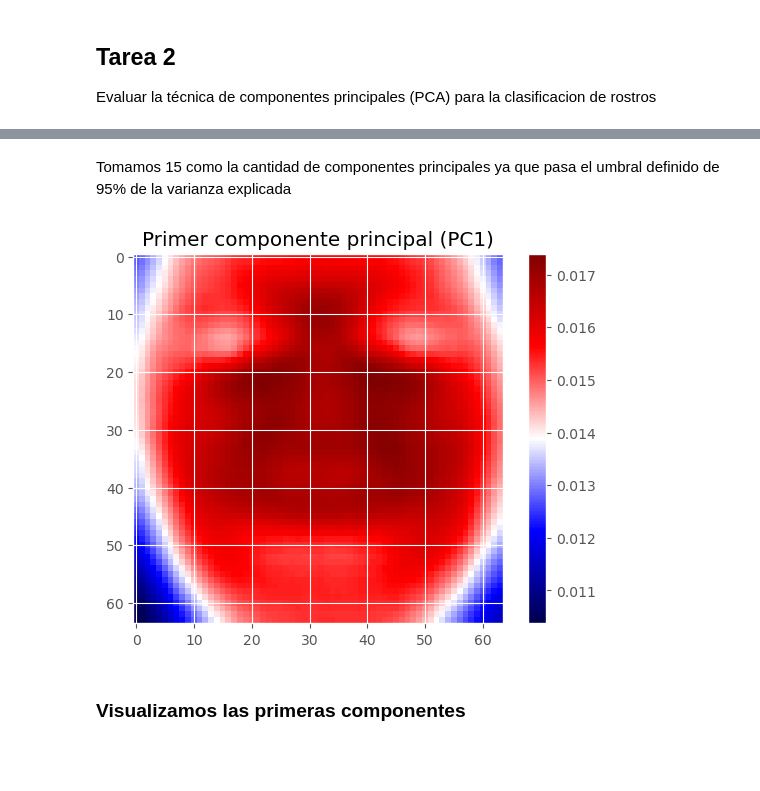
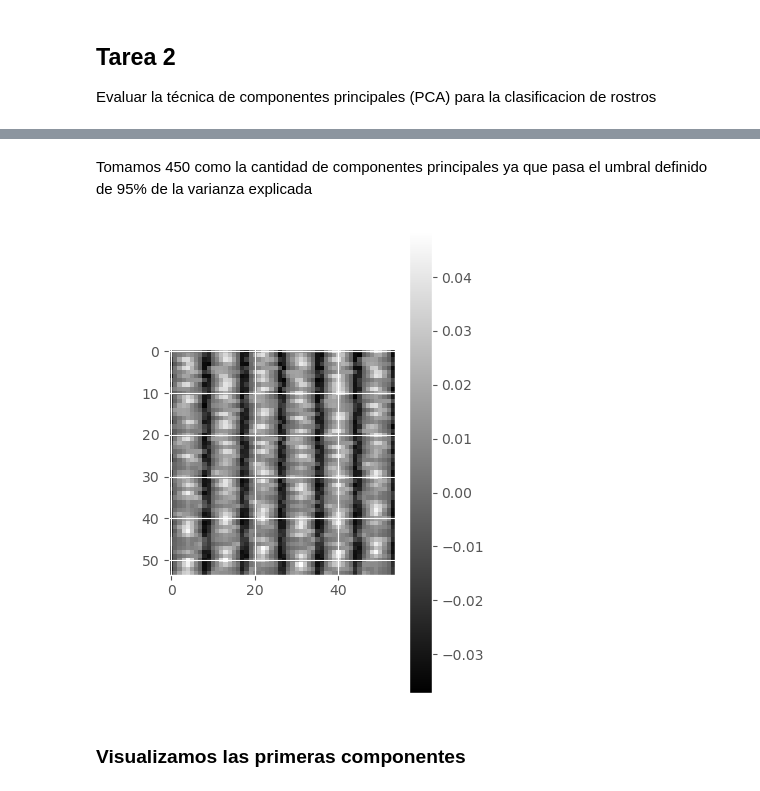
Before and after one commit to joacoguerrae/obligatorio_ml_para_ia, a Jupyter notebook: notebook_ramy.ipynb, the cells around one changed output, grey strips where cells are left out. Saved outputs shown, nothing was run; the diff lists cells and outputs as text; code cells hidden in the pictures; blank space fills up the shorter version.

```diff
--- a/notebook_ramy.ipynb
+++ b/notebook_ramy.ipynb
@@ -138,24 +135,13 @@ X_train, X_val, y_train, y_val = train_test_split(X_flatten, y, test_size=0.1, r
+# %%
+#Aplanamos las features
+hog_features = np.vstack(hog_features)
+X_flatten = np.array([im.flatten() for im in tqdm(hog_features, desc='Construyendo hog_features')])
 # %%
-# normaliza la datita toda anasheiii
-scaler = StandardScaler()
-X_train_scaled = scaler.fit_transform(X_train)
-
-# Estimate batch size (experiment with this, e.g., 1000, 5000, 10000)
-batch_size = 1000
-
-pca_values = [100, 120, 130, 150, 200] # Your desired components
+pca_values = [200, 400, 450] # Your desired components
 pca_dict = {}
 
 for i in pca_values:
-    print(f"Fitting IncrementalPCA with {i} components...")
-    inc_pca = IncrementalPCA(n_components=i, whiten=True, batch_size=batch_size) # Adjust batch_size
-
-    # Fit in batches
-    for start in range(0, X_train_scaled.shape[0], batch_size):
-        end = min(start + batch_size, X_train_scaled.shape[0])
-        inc_pca.partial_fit(X_train_scaled[start:end])
-
-    pca_dict[i] = inc_pca
-    print(f"Successfully fitted IncrementalPCA with {i} components.")
-
-print("\nIncremental PCA fitting process complete.")
+    #Hacemos PCA para cada valor de componentes (PCA no incremental)
+    pca = PCA(n_components=i)
+    X_pca = pca.fit_transform(X_flatten)
+    pca_dict[i] = pca
@@ -191,16 +155,18 @@ Varianza explicada con 200 componentes: 0.9651464892742269
 # %% [markdown]
-Tomamos 15 como la cantidad de componentes principales ya que pasa el umbral definido de 95% de la varianza explicada
+Tomamos 450 como la cantidad de componentes principales ya que pasa el umbral definido de 95% de la varianza explicada
 # %%
-pca_final = pca_dict[150]
+pca_final = pca_dict[450]
 # %%
-pc1 = pca_final.components_[0]  # Shape: (4096,)
+,pc1 = pca_final.components_[0]  # Shape: (4096,)
 
-# Visualizarlo como imagen (reshape 64x64)
-plt.imshow(pc1.reshape(64, 64), cmap='seismic')
+# Visualizar el hog como imagen
+plt.figure(figsize=(8, 6))
+plt.subplot(1, 2, 1)
+plt.imshow(pc1.reshape(54, 54), cmap='gray')
 plt.title("Primer componente principal (PC1)")
 plt.colorbar()
 plt.show()
 # %% [output]
-[figure, old version]
+[figure, new version]
 # %% [markdown]
 ### Visualizamos las primeras componentes
```
Also changed, not shown: parts of 38 cells of this notebook.
